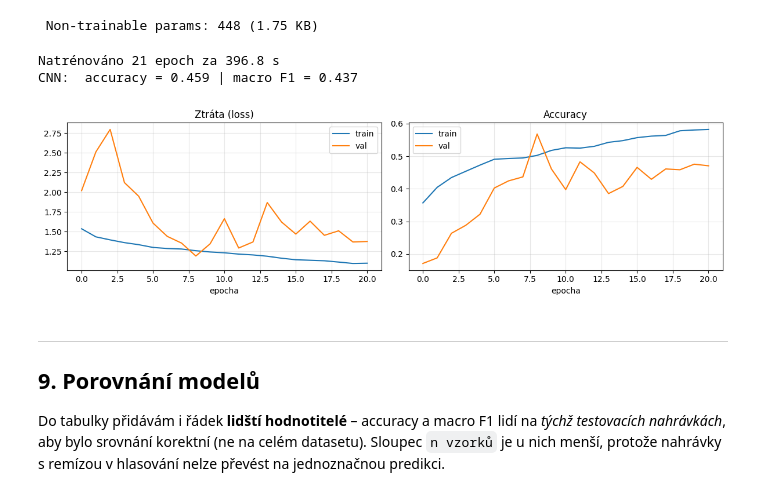
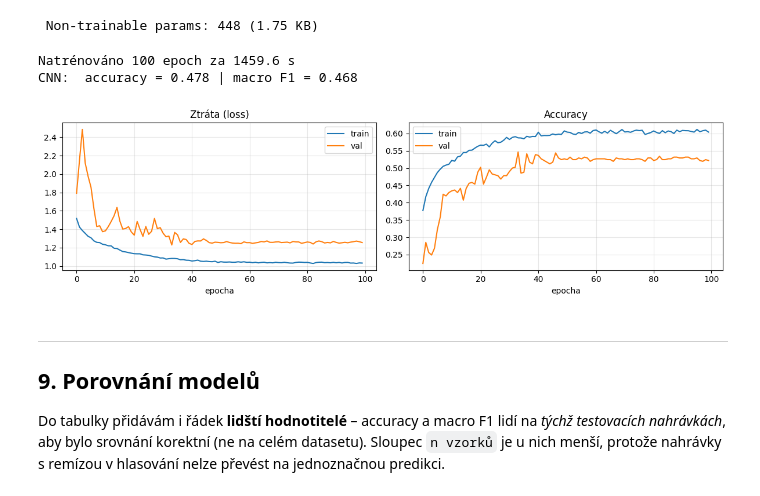
Before and after one commit to dejduu/usu, a Jupyter notebook: sencisin_emoce.ipynb, the cells around one changed output. Drawn from its saved outputs; the diff is of its cells as text; code cells hidden in the pictures.

```diff
--- a/sencisin_emoce.ipynb
+++ b/sencisin_emoce.ipynb
@@ -1028,33 +1084,38 @@ Model: "functional"
  Trainable params: 110,182 (430.40 KB)
  Non-trainable params: 448 (1.75 KB)
 # %%
+# Váhy tříd kompenzují menší třídu neutral
 cw = compute_class_weight("balanced", classes=np.unique(ytr), y=ytr)
 cw = dict(enumerate(cw))
 
-cbs = [keras.callbacks.EarlyStopping(monitor="val_loss", patience=12, restore_best_weights=True),
+# Callbacky: zastavení při přeučení (vrátí nejlepší váhy) a snižování learning rate
+cbs = [keras.callbacks.EarlyStopping(monitor="val_loss", patience=100, restore_best_weights=True),
        keras.callbacks.ReduceLROnPlateau(monitor="val_loss", factor=0.5, patience=5, min_lr=1e-5)]
 
+# Tady se síť trénuje
 t0 = time.perf_counter()
 hist = cnn.fit(Atr, ytr, validation_data=(Ava, yva), epochs=100, batch_size=64,
                class_weight=cw, callbacks=cbs, verbose=0)
 t_fit = time.perf_counter() - t0
 
+# Predikce na testu – proba_cnn se hodí i později pro analýzu jistoty modelu
 t0 = time.perf_counter(); proba_cnn = cnn.predict(Ate, verbose=0); t_inf = time.perf_counter() - t0
 pred_cnn = proba_cnn.argmax(1)
 
 print(f"Natrénováno {len(hist.history['loss'])} epoch za {t_fit:.1f} s")
 evaluate("CNN", yte, pred_cnn, t_fit, t_inf, len(yte))
 
+# Průběh učení – rozevírající se křivky train/val by znamenaly přeučení
 fig, ax = plt.subplots(1, 2, figsize=(12, 3.5))
 ax[0].plot(hist.history["loss"], label="train"); ax[0].plot(hist.history["val_loss"], label="val")
 ax[0].set_title("Ztráta (loss)"); ax[0].set_xlabel("epocha"); ax[0].legend()
 ax[1].plot(hist.history["accuracy"], label="train"); ax[1].plot(hist.history["val_accuracy"], label="val")
 ax[1].set_title("Accuracy"); ax[1].set_xlabel("epocha"); ax[1].legend()
 plt.tight_layout(); plt.show()
 # %% [output]
-Natrénováno 21 epoch za 396.8 s
-CNN:  accuracy = 0.459 | macro F1 = 0.437
+Natrénováno 100 epoch za 1459.6 s
+CNN:  accuracy = 0.478 | macro F1 = 0.468
-[figure, old version]
+[figure, new version]
 # %% [markdown]
 
 ---
```
Also changed, not shown: parts of 28 cells of this notebook.
